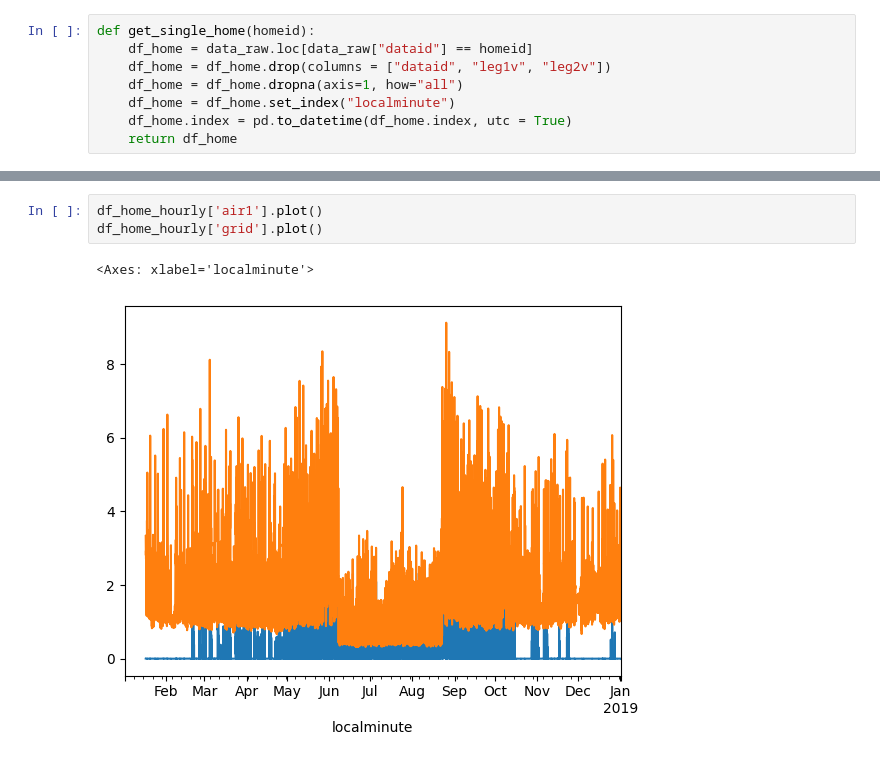
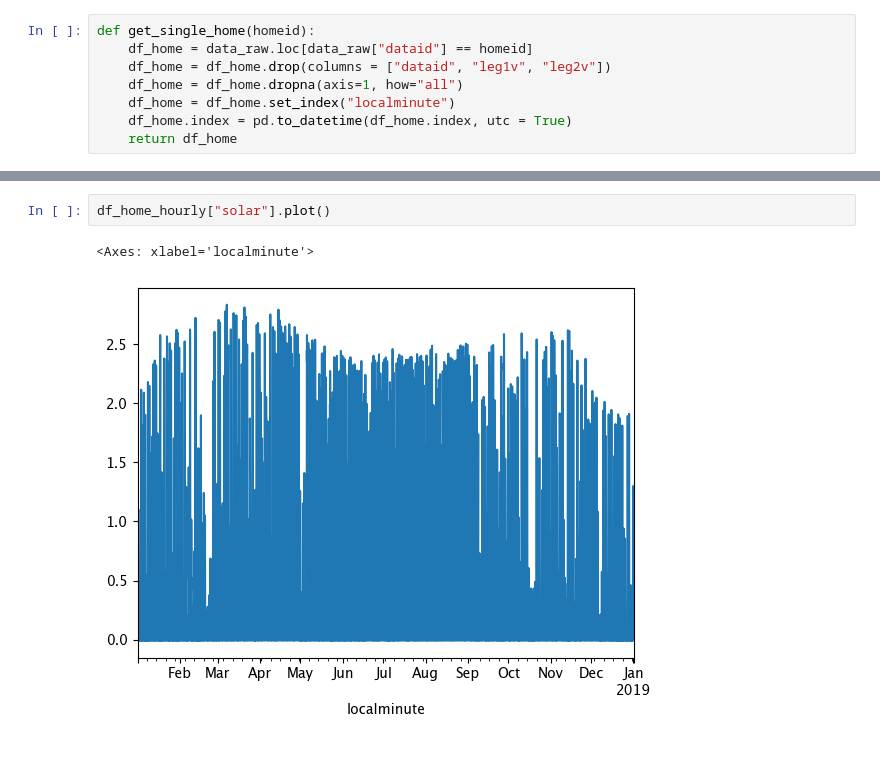
Before and after one commit to jackellishsieh/residential-power-forecasting, a Jupyter notebook: notebooks/pmn/pmn-pecan-eda.ipynb, the cells around one changed output, grey strips where cells are left out. Drawn from its saved outputs; the diff is of its cells as text.

```diff
--- a/notebooks/pmn/pmn-pecan-eda.ipynb
+++ b/notebooks/pmn/pmn-pecan-eda.ipynb
@@ -102,6 +110,5 @@ sns.heatmap(data = df_home_hourly.T.iloc[:, :24], cmap = "coolwarm", center = 0)
-# %%
-df_home_hourly['air1'].plot()
-df_home_hourly['grid'].plot()
-# %% [output]
-<Axes: xlabel='localminute'>
-[figure, removed]
+# %%
+df_home_hourly["solar"].plot()
+# %% [output]
+<Axes: xlabel='localminute'>
+[figure, added]
```
Also changed, not shown: parts of 5 cells of this notebook, 2 other files.
